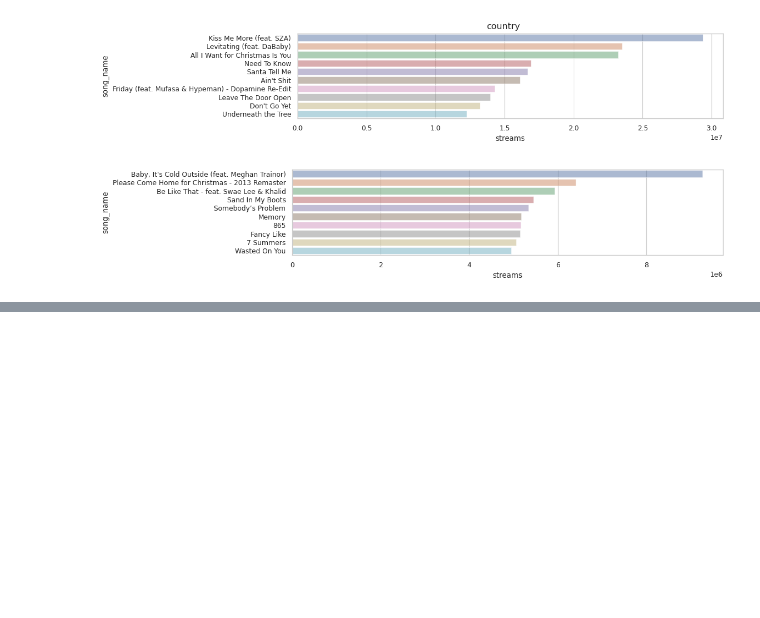
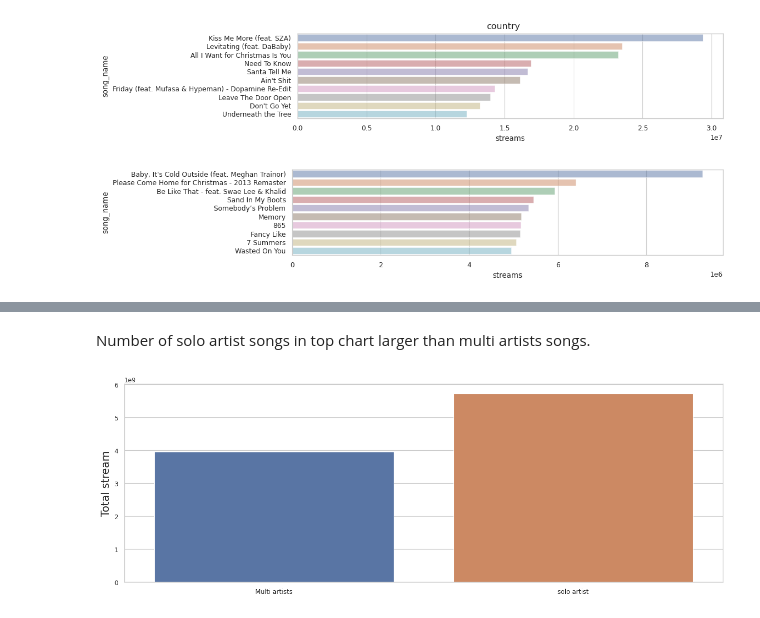
Before and after one commit to TrungTechh/HCMUS_CSC17104-Final-project, a Jupyter notebook: Final_project.ipynb, the cells around one changed output, grey strips where cells are left out. Cells and saved outputs as stored; diff of their text form; code cells hidden in the pictures; blank space fills up the shorter version.

```diff
--- a/Final_project.ipynb
+++ b/Final_project.ipynb
@@ -606,0 +632,11 @@ for g in genres:
+# %% [markdown]
+Number of solo artist songs in top chart larger than multi artists songs.
+# %%
+plt.figure(figsize=(15,5))
+streams_size = [multi_artists['streams'].sum(),solo_artist['streams'].sum()]
+
+sns.barplot(x=labels, y=streams_size)
+plt.ylabel("Total stream", fontsize=15)
+plt.show()
+# %% [output]
+[figure, added]
```
Also changed, not shown: parts of 16 cells of this notebook.
